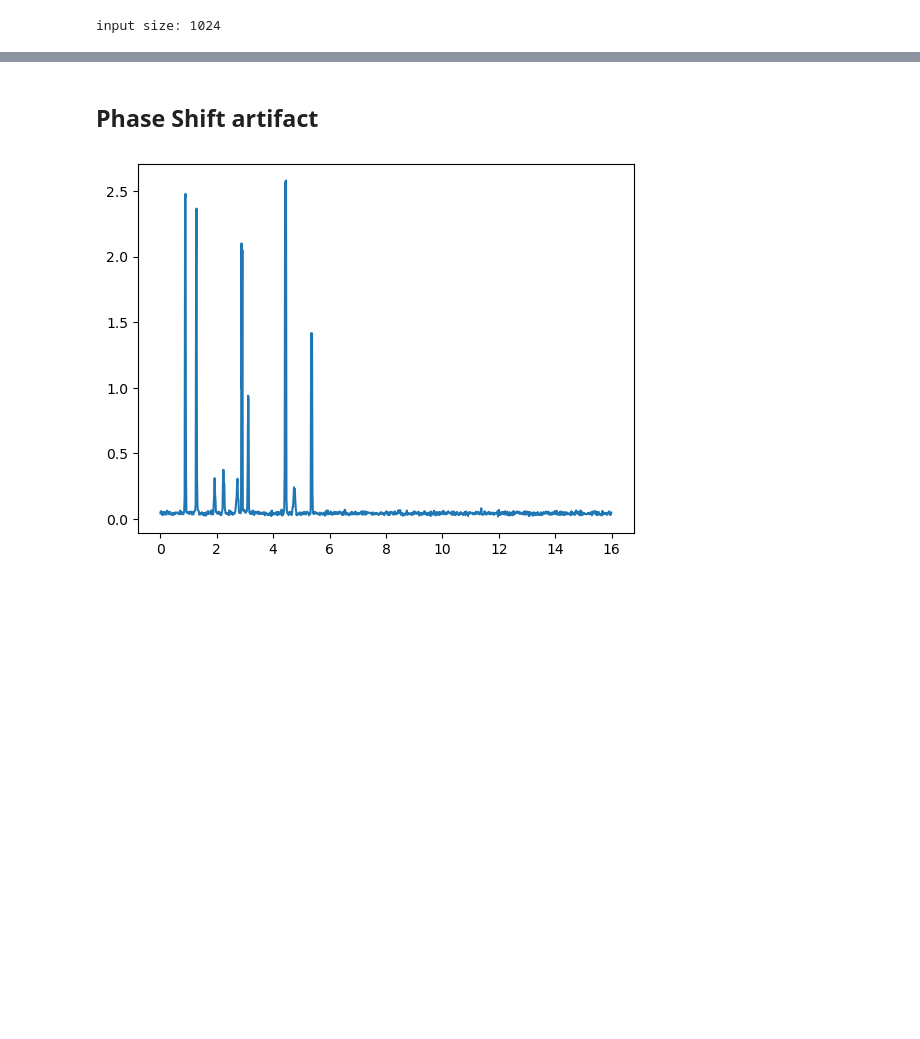
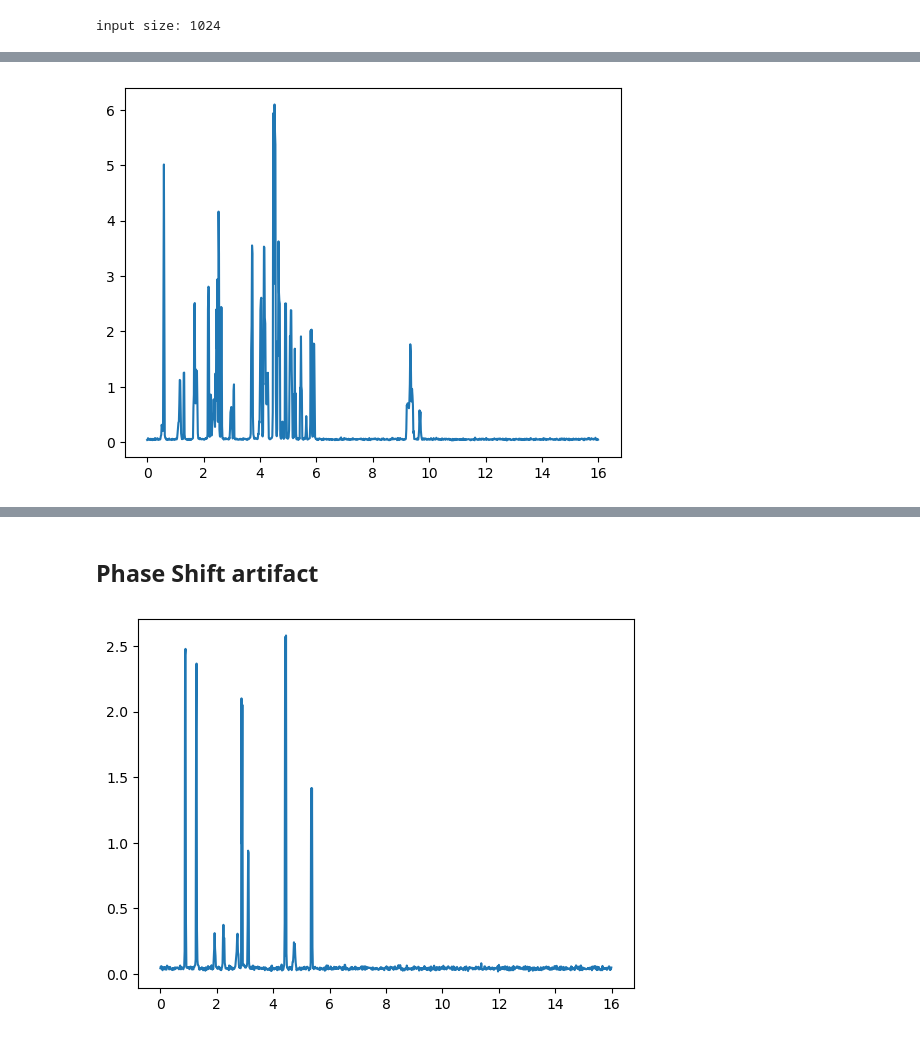
Before and after one commit to sejin8642/projnmr, a Jupyter notebook: scripts/prototyping.ipynb, the cells around one changed output, grey strips where cells are left out. Saved outputs shown, nothing was run; the diff lists cells and outputs as text; code cells hidden in the pictures; blank space fills up the shorter version.

```diff
--- a/scripts/prototyping.ipynb
+++ b/scripts/prototyping.ipynb
@@ -449,10 +460,13 @@ input_size = 2**10
 print(f"input size: {input_size}")
 rescale_ratio = int(spec.nf/input_size)
 target = np.reshape(spec.target, (input_size, rescale_ratio))
+target2 = np.reshape(spec.target2, (input_size, rescale_ratio))
 spectra = np.reshape(spec.spectra, (input_size, rescale_ratio))
 
 max_target = np.max(target, axis=1)
 mean_target = np.mean(target, axis=1)
+max_target2 = np.max(target2, axis=1)
+mean_target2 = np.mean(target2, axis=1)
 max_spectra = np.max(spectra, axis=1)
 mean_spectra = np.mean(spectra, axis=1)
 
@@ -467,3 +491,8 @@ plt.show()
+# %%
+plt.plot(rescaled_shift, max_target2)
+plt.show()
+# %% [output]
+[figure, added]
 # %%
 plt.plot(rescaled_shift, max_spectra)
 plt.show()
```
Also changed, not shown: parts of 39 cells of this notebook, 11 other files.
